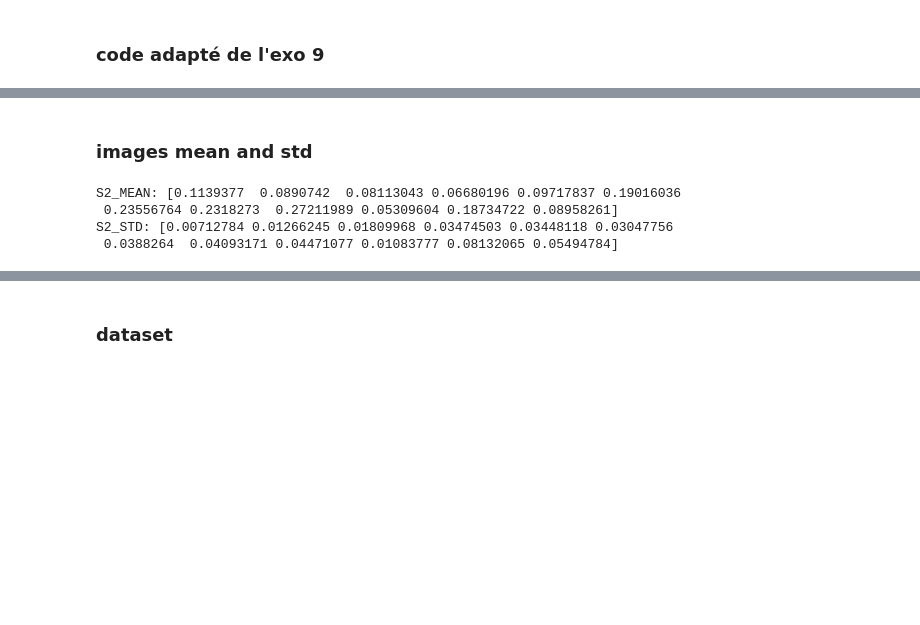
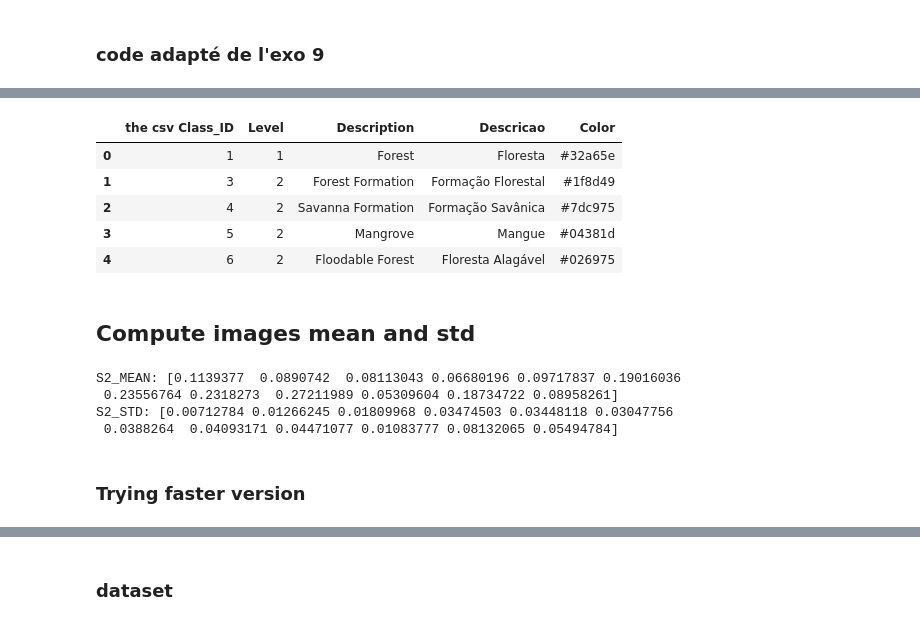
Before and after one commit to Rapsim/IPEO_DeepL_group15, a Jupyter notebook: explo.ipynb, the cells around one changed output, grey strips where cells are left out. Cells and saved outputs as stored; diff of their text form; code cells hidden in the pictures; blank space fills up the shorter version.

```diff
--- a/explo.ipynb
+++ b/explo.ipynb
@@ -11,0 +36,35 @@ import tifffile
+# %%
+import pandas as pd
+import os
+import matplotlib.pyplot as plt
+from matplotlib.colors import ListedColormap
+import numpy as np
+
+# Load the CSV with label codes
+csv_path = os.path.join("data", "Codigos-da-legenda-colecao-9.csv")
+label_df = pd.read_csv(csv_path, delimiter='\t')
+
+# Number of classes: 37 from CSV + 1 for "no data" (class 0)
+NUM_CLASSES = len(label_df) + 1  # = 38
+print(f"Number of classes: {NUM_CLASSES} (including class 0 for 'no data')")
+
+# Create custom colormap from the CSV, including black for class 0
+class_colors = [(0, 0, 0)]  # Black for "no data" (class 0)
+class_names = ['No Data']
+class_ids = [0]
+
+for _, row in label_df.iterrows():
+    class_ids.append(row['Class_ID'])
+    class_names.append(row['Description'])
+    # Convert hex color to RGB (0-1 range)
+    hex_color = row['Color'].lstrip('#')
+    rgb = tuple(int(hex_color[i:i+2], 16)/255.0 for i in (0, 2, 4))
+    class_colors.append(rgb)
+
+# Create ListedColormap
+custom_cmap = ListedColormap(class_colors)
+
+# Print class info
+print("\nClass mapping:")
+for class_id, name in zip(class_ids, class_names):
+    print(f"{class_id}: {name}")
@@ -12,2 +89,11 @@ import tifffile
+# %%
+label_df.head()
+# %% [output]
+|  | the csv Class_ID | Level | Description | Descricao | Color |
+| 0 | 1 | 1 | Forest | Floresta | #32a65e |
+| 1 | 3 | 2 | Forest Formation | Formação Florestal | #1f8d49 |
+| 2 | 4 | 2 | Savanna Formation | Formação Savânica | #7dc975 |
+| 3 | 5 | 2 | Mangrove | Mangue | #04381d |
+| 4 | 6 | 2 | Floodable Forest | Floresta Alagável | #026975 |
 # %%
 # Number of classes: 0 = nodata to 37 = last class in CSV ?
@@ -17,5 +104,5 @@ dataroot = "sample"
 # %% [markdown]
-### images mean and std
+## Compute images mean and std
 # %%
 def compute_s2_mean_std(s2_dir, file_prefix="train"):
     s2_files = sorted(
@@ -66,3 +153,5 @@ S2_MEAN: [0.1139377  0.0890742  0.08113043 0.06680196 0.09717837 0.19016036
  0.23556764 0.2318273  0.27211989 0.05309604 0.18734722 0.08958261]
 S2_STD: [0.00712784 0.01266245 0.01809968 0.03474503 0.03448118 0.03047756
  0.0388264  0.04093171 0.04471077 0.01083777 0.08132065 0.05494784]
+# %% [markdown]
+### Trying faster version
```
Also changed, not shown: parts of 14 cells of this notebook, 2 other files.
